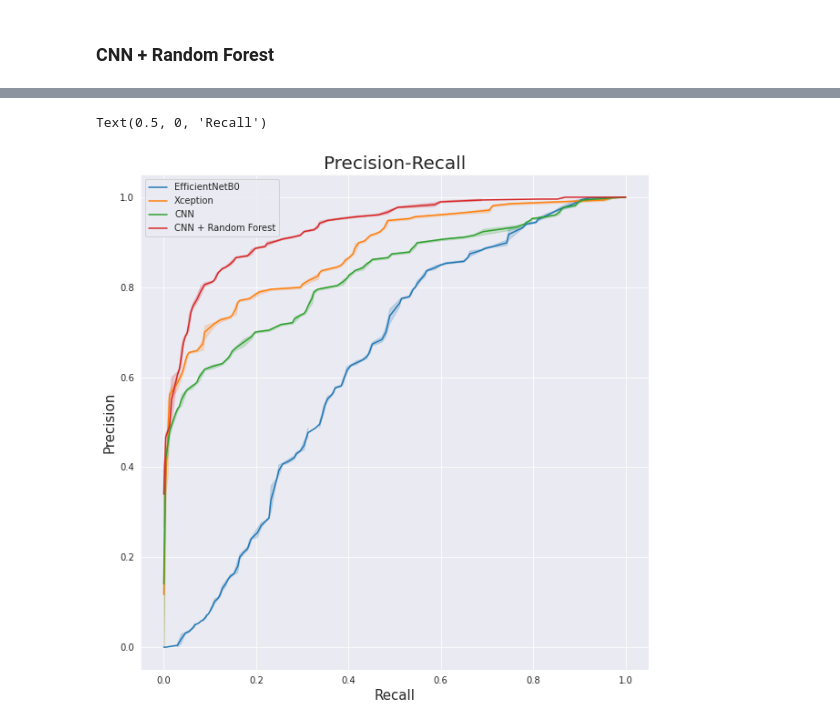
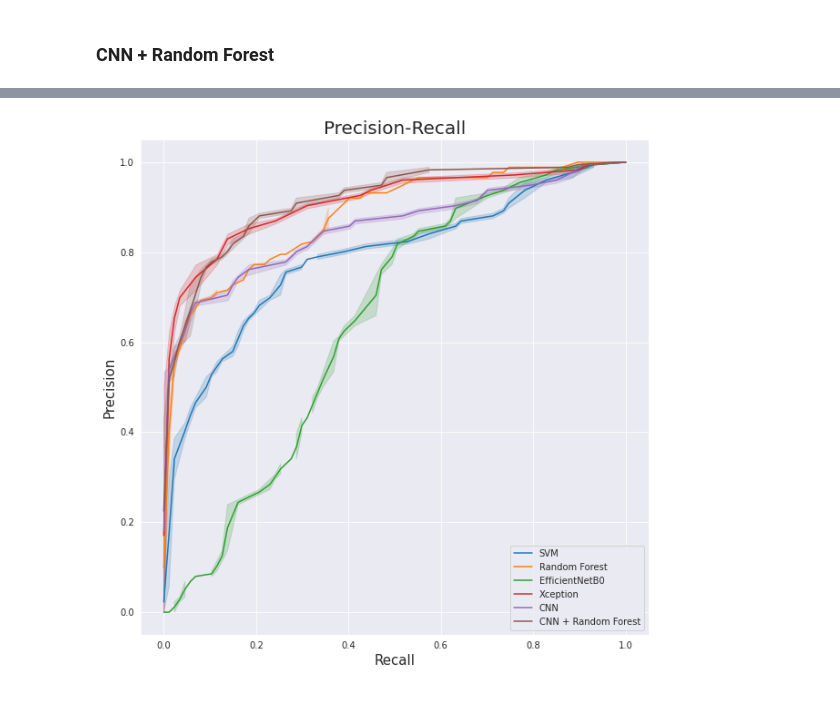
Before and after one commit to giollimirgia/litter_thesis, a Jupyter notebook: code/classifier_comparisons.ipynb, the cells around one changed output, grey strips where cells are left out. Cells and saved outputs as stored; diff of their text form; code cells hidden in the pictures.

```diff
--- a/code/classifier_comparisons.ipynb
+++ b/code/classifier_comparisons.ipynb
@@ -331,7 +416,7 @@ tf_model_eff.compile(
     metrics=["accuracy"],
 )
 hist_effnet = tf_model_eff.fit(
-    x =np.array(training_data), y=np.array(training_labels), epochs=epochs, callbacks=[callbacks, tensorboard], validation_split = .15, batch_size=32
+    x =np.array(training_data_eff), y=np.array(training_labels), epochs=epochs, callbacks=[callbacks, tensorboard], validation_split = .15, batch_size=32
 )
 
 # save history
@@ -385,7 +470,7 @@ tf_model_eff.compile(
     loss="binary_crossentropy",
     metrics=["accuracy"],
 )
-pred_probs_eff, pred_class_eff = get_preditictions(tf_model_eff, test_data)
+pred_probs_eff, pred_class_eff = get_preditictions(tf_model_eff, test_data_eff)
 # %% [output]
               precision    recall  f1-score   support
 
@@ -423,8 +485,5 @@ random_grid = {'n_estimators': n_estimators,
-# %%
-training_data, training_labels = prepareDataNN(training_set)
-test_data, test_labels = prepareDataNN(validation_set)
 # %%
-final_layer = "global_average_pooling2d_4"
+final_layer = "global_average_pooling2d"
 extractor = keras.Model(inputs=model.input,
                         outputs=model.get_layer(final_layer).output)
 features = extractor(np.array(training_data))
@@ -455,37 +519,47 @@ weighted avg       0.86      0.86      0.86       479
 # %%
 import matplotlib.pyplot as plt
-from sklearn.metrics import roc_curve
+from sklearn.metrics import roc_curve, plot_roc_curve
 
 import seaborn as sns
 
 plt.figure(figsize=(10,10))
 plt.title("Precision-Recall", fontsize=20)
+
 sns.set_style("darkgrid")
-# CNN
+# SVM
+fpr, tpr, thresholds = roc_curve(test_labels_, pred_probs_svm)
+sns.lineplot(fpr, tpr, label="SVM")
+
+sns.set_style("darkgrid")
+# RF
+fpr, tpr, thresholds = roc_curve(test_labels_, pred_probs_rf)
+sns.lineplot(fpr, tpr, label="Random Forest")
+
+sns.set_style("darkgrid")
+# EffNet
 fpr, tpr, thresholds = roc_curve(test_labels, pred_probs_eff)
 sns.lineplot(fpr, tpr, label="EfficientNetB0")
 
 sns.set_style("darkgrid")
 # Xception
 fpr, tpr, thresholds = roc_curve(test_labels, pred_probs_x)
 sns.lineplot(fpr, tpr, label="Xception")
 plt.legend()
 
 sns.set_style("darkgrid")
 # CNN
 fpr, tpr, thresholds = roc_curve(test_labels, pred_probs_cnn)
 sns.lineplot(fpr, tpr, label="CNN")
 
 sns.set_style("darkgrid")
 # CNN + Random Forest
 fpr, tpr, thresholds = roc_curve(test_labels, pred_probs_rfcnn)
 sns.lineplot(fpr, tpr, label="CNN + Random Forest")
 plt.legend()
 
 
 plt.ylabel("Precision", fontsize=15)
 plt.xlabel("Recall", fontsize=15)
-#plt.savefig("/home/giorgia/Desktop/MAI/Thesis/figures/ROC_CNN_EffNetB0_Xception.png")
+plt.savefig("/home/giorgia/Desktop/MAI/Thesis/figures/ROC_CNN_EffNetB0_Xception.png")
 # %% [output]
-Text(0.5, 0, 'Recall')
-[figure, old version]
+[figure, new version]
```
Also changed, not shown: parts of 19 cells of this notebook.
